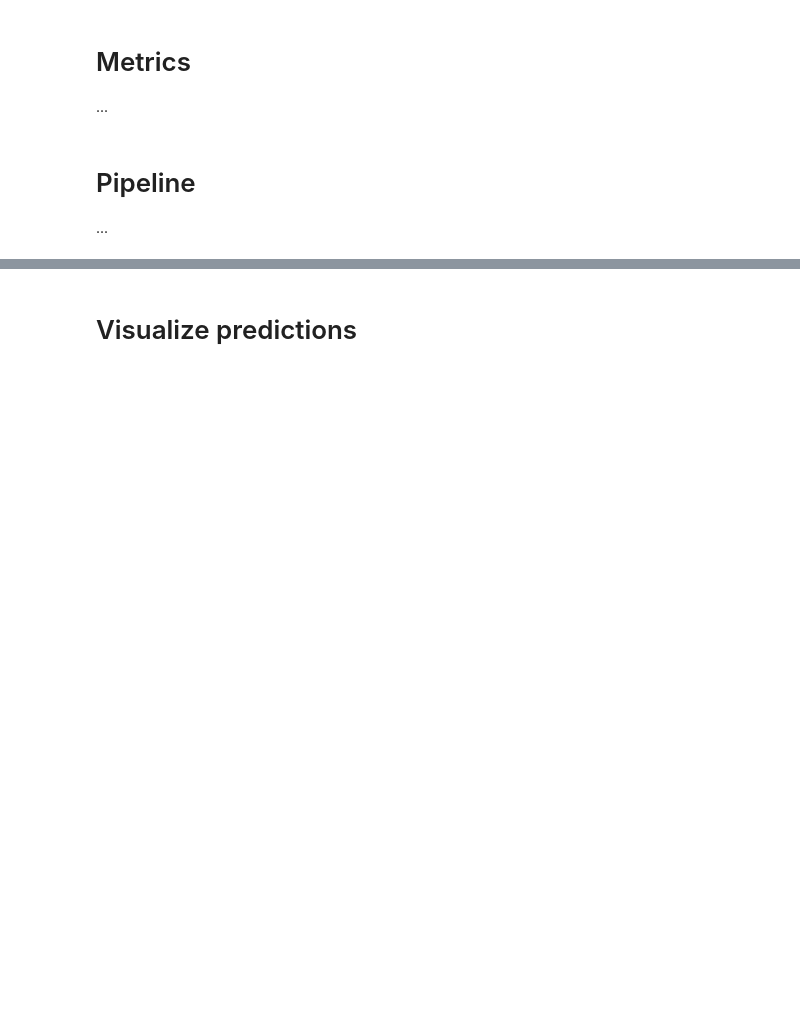
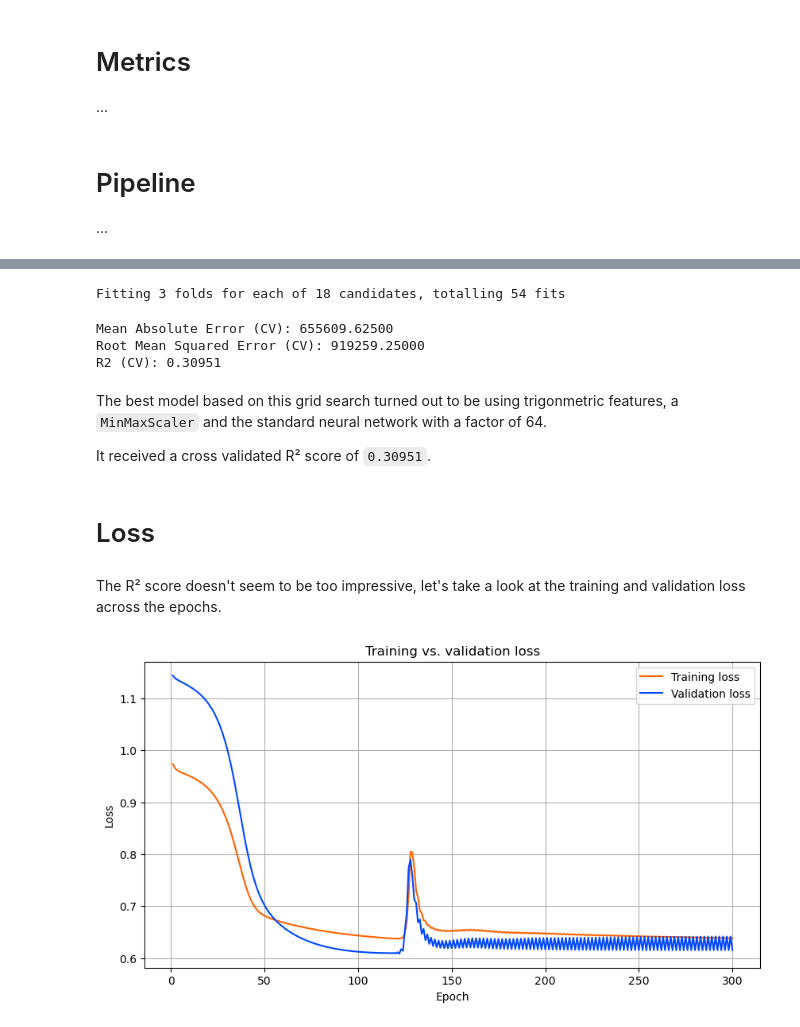
Before and after one commit to jonassterud/OCES5303_A2, a Jupyter notebook: ass2_oces5303_21335836.ipynb, the cells around one changed output, grey strips where cells are left out. Cells and saved outputs as stored; diff of their text form; code cells hidden in the pictures; blank space fills up the shorter version.

```diff
--- a/ass2_oces5303_21335836.ipynb
+++ b/ass2_oces5303_21335836.ipynb
@@ -508,2 +543,48 @@ R2: 0.52607
+# %%
+## Grid search
+
+cv = KFold(n_splits=3, shuffle=True, random_state=seed)
+gscv = GridSearchCV(pipeline, param_grid=params, scoring="r2", cv=cv, n_jobs=1, verbose=1)
+gscv = gscv.fit(X_train, t_tensors.transform(y_train).view(-1, 1))
+
+model = gscv.best_estimator_
+# %% [output]
+Fitting 3 folds for each of 18 candidates, totalling 54 fits
+# %%
+## Print metrics
+
+print(Metrics(model, X_train, t_tensors.transform(y_train).view(-1, 1), True))
+# %% [output]
+Mean Absolute Error (CV): 655609.62500
+Root Mean Squared Error (CV): 919259.25000
+R2 (CV): 0.30951
+# %% [markdown]
+<p>
+The best model based on this grid search turned out to be using trigonmetric features, a <code>MinMaxScaler</code> and the standard neural network with a factor of 64.
+</p>
+
+<p>
+It received a cross validated R² score of <code>0.30951</code>.
+</p>
 # %% [markdown]
-<h1>Visualize predictions</h1>
+<h1>Loss</h1>
+# %% [markdown]
+<p>
+The R² score doesn't seem to be too impressive, let's take a look at the training and validation loss across the epochs.
+</p>
+# %%
+df_loss = pd.DataFrame(
+    list(map(lambda v: [v["epoch"], v["train_loss"], v["valid_loss"]], model[-1].regressor_.history))
+).rename(columns={ 0: "Epoch", 1: "Training loss", 2: "Validation loss"})
+
+plt.subplots(figsize=(10, 5))
+plt.plot(df_loss["Epoch"], df_loss["Training loss"], c=RED, label="Training loss")
+plt.plot(df_loss["Epoch"], df_loss["Validation loss"], c=BLUE, label="Validation loss")
+plt.xlabel("Epoch")
+plt.ylabel("Loss")
+plt.title(f"Training vs. validation loss")
+plt.legend()
+plt.grid()
+plt.show()
+# %% [output]
+[figure, added]
```
Also changed, not shown: parts of 21 cells of this notebook.
